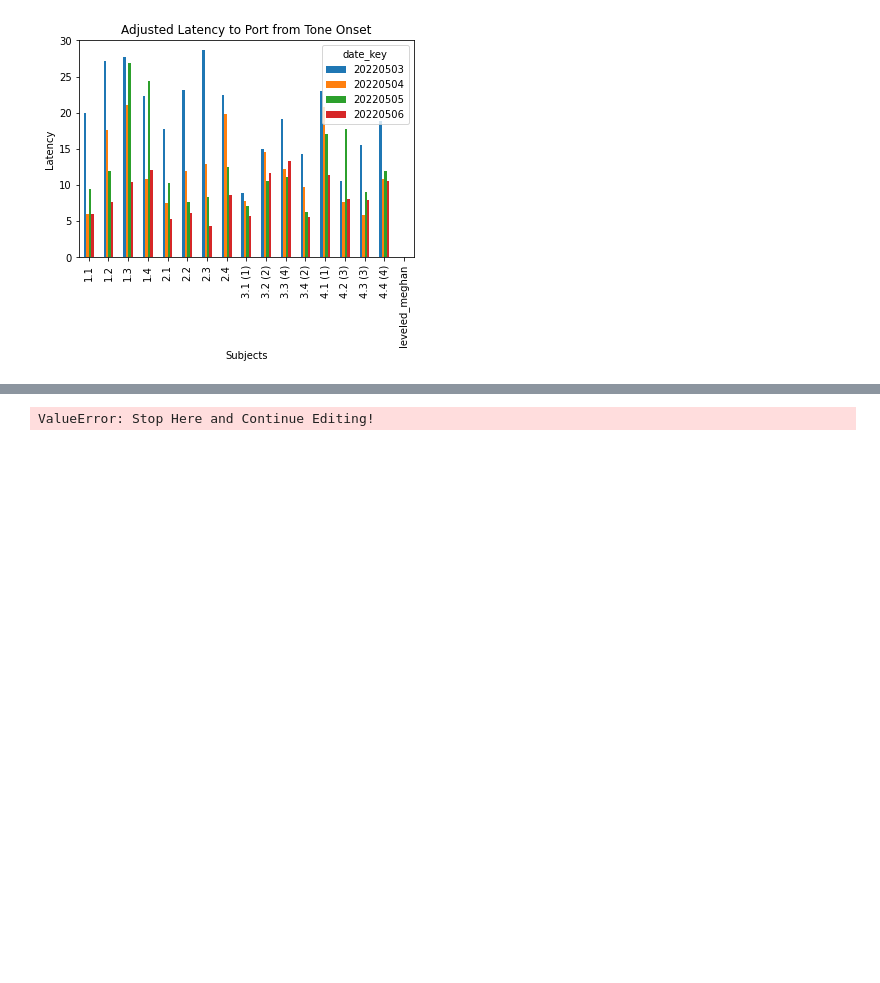
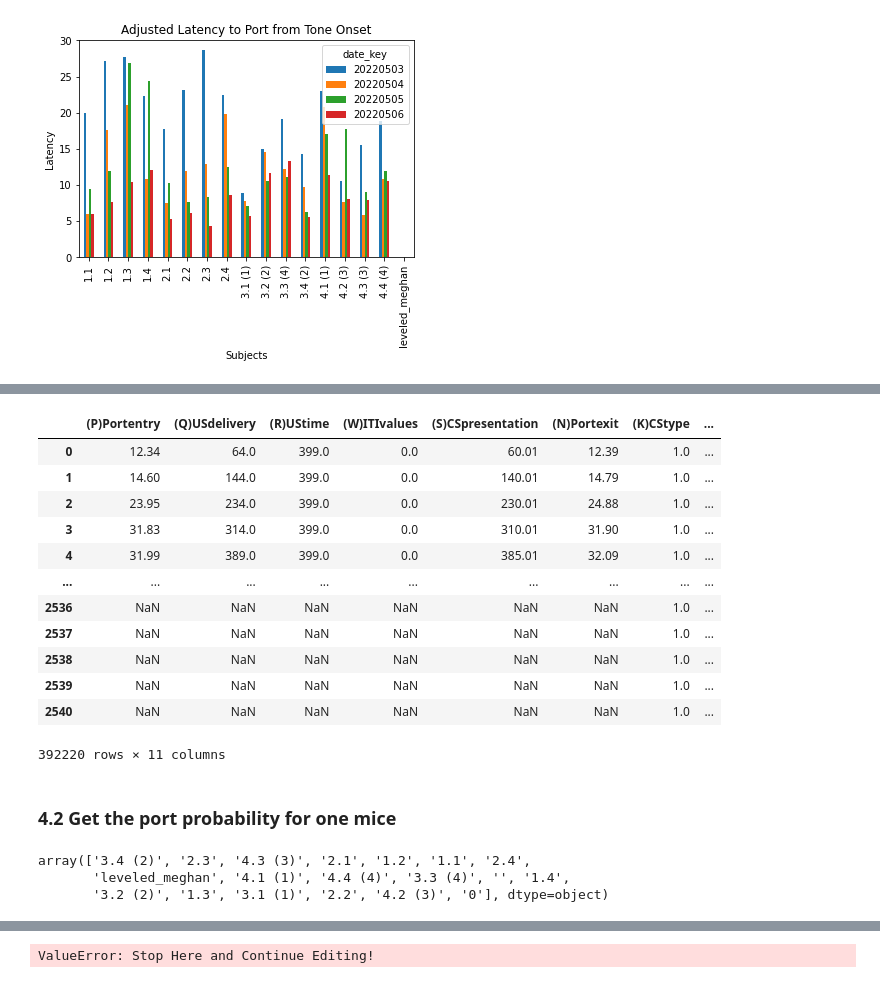
Before and after one commit to padillacoreanolab/med_pc_repo, a Jupyter notebook: results/2022_05_02_log_processing/med_pc_group_analysis.ipynb, the cells around one changed output, grey strips where cells are left out. Saved outputs shown, nothing was run; the diff lists cells and outputs as text; code cells hidden in the pictures; blank space fills up the shorter version.

```diff
--- a/results/2022_05_02_log_processing/med_pc_group_analysis.ipynb
+++ b/results/2022_05_02_log_processing/med_pc_group_analysis.ipynb
@@ -503,0 +630,24 @@ array([-2000, -1999, -1998, ...,  1998,  1999,  2000])
+# %%
+combined_med_pc_df
+# %% [output]
+|  | (P)Portentry | (Q)USdelivery | (R)UStime | (W)ITIvalues | (S)CSpresentation | (N)Portexit | (K)CStype | ... |
+| 0 | 12.34 | 64.0 | 399.0 | 0.0 | 60.01 | 12.39 | 1.0 | ... |
+| 1 | 14.60 | 144.0 | 399.0 | 0.0 | 140.01 | 14.79 | 1.0 | ... |
+| 2 | 23.95 | 234.0 | 399.0 | 0.0 | 230.01 | 24.88 | 1.0 | ... |
+| 3 | 31.83 | 314.0 | 399.0 | 0.0 | 310.01 | 31.90 | 1.0 | ... |
+| 4 | 31.99 | 389.0 | 399.0 | 0.0 | 385.01 | 32.09 | 1.0 | ... |
+| ... | ... | ... | ... | ... | ... | ... | ... | ... |
+| 2536 | NaN | NaN | NaN | NaN | NaN | NaN | 1.0 | ... |
+| 2537 | NaN | NaN | NaN | NaN | NaN | NaN | 1.0 | ... |
+| 2538 | NaN | NaN | NaN | NaN | NaN | NaN | 1.0 | ... |
+| 2539 | NaN | NaN | NaN | NaN | NaN | NaN | 1.0 | ... |
+| 2540 | NaN | NaN | NaN | NaN | NaN | NaN | 1.0 | ... |
+392220 rows × 11 columns
+# %% [markdown]
+### 4.2 Get the port probability for one mice
+# %%
+combined_med_pc_df["subject_key"].unique()
+# %% [output]
+array(['3.4 (2)', '2.3', '4.3 (3)', '2.1', '1.2', '1.1', '2.4',
+       'leveled_meghan', '4.1 (1)', '4.4 (4)', '3.3 (4)', '', '1.4',
+       '3.2 (2)', '1.3', '3.1 (1)', '2.2', '4.2 (3)', '0'], dtype=object)
```
Also changed, not shown: parts of 90 cells of this notebook.
